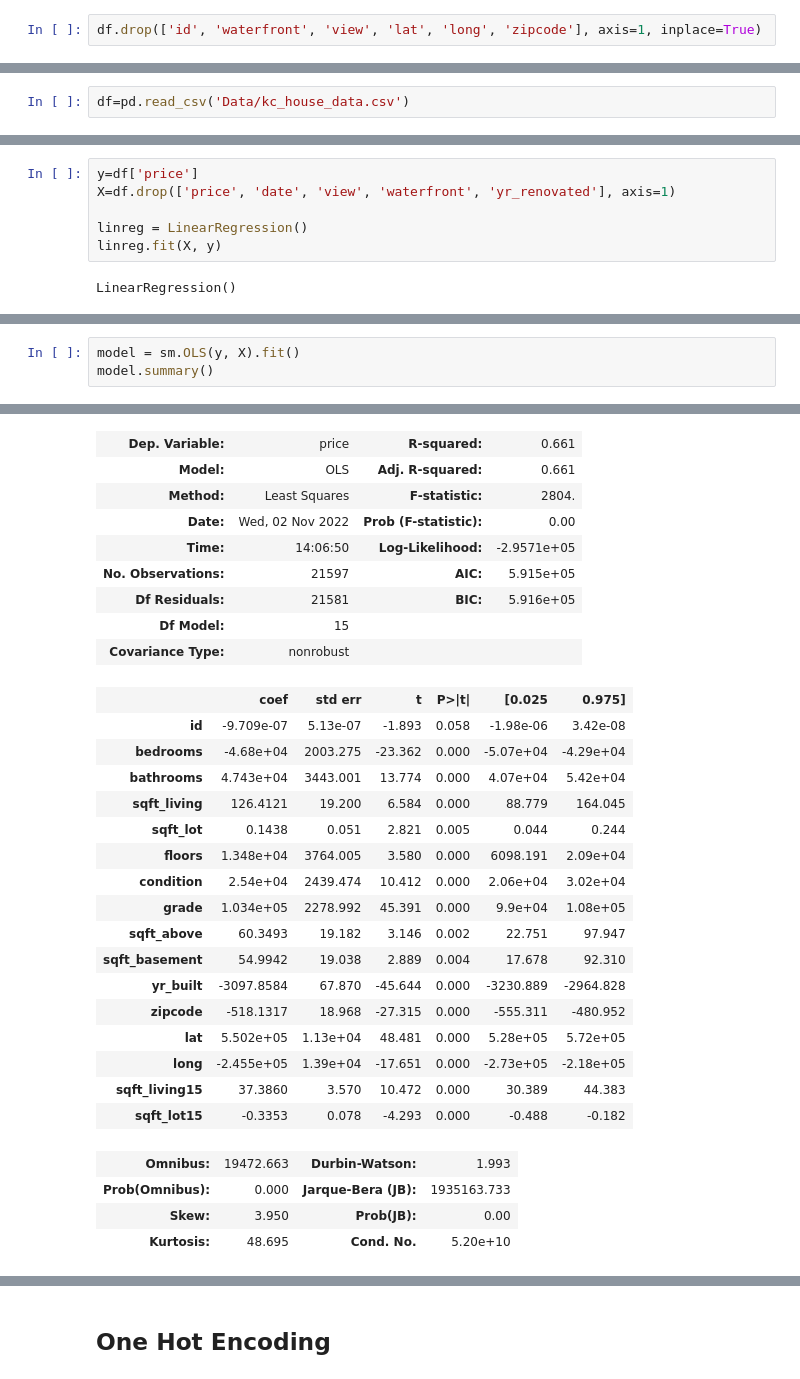
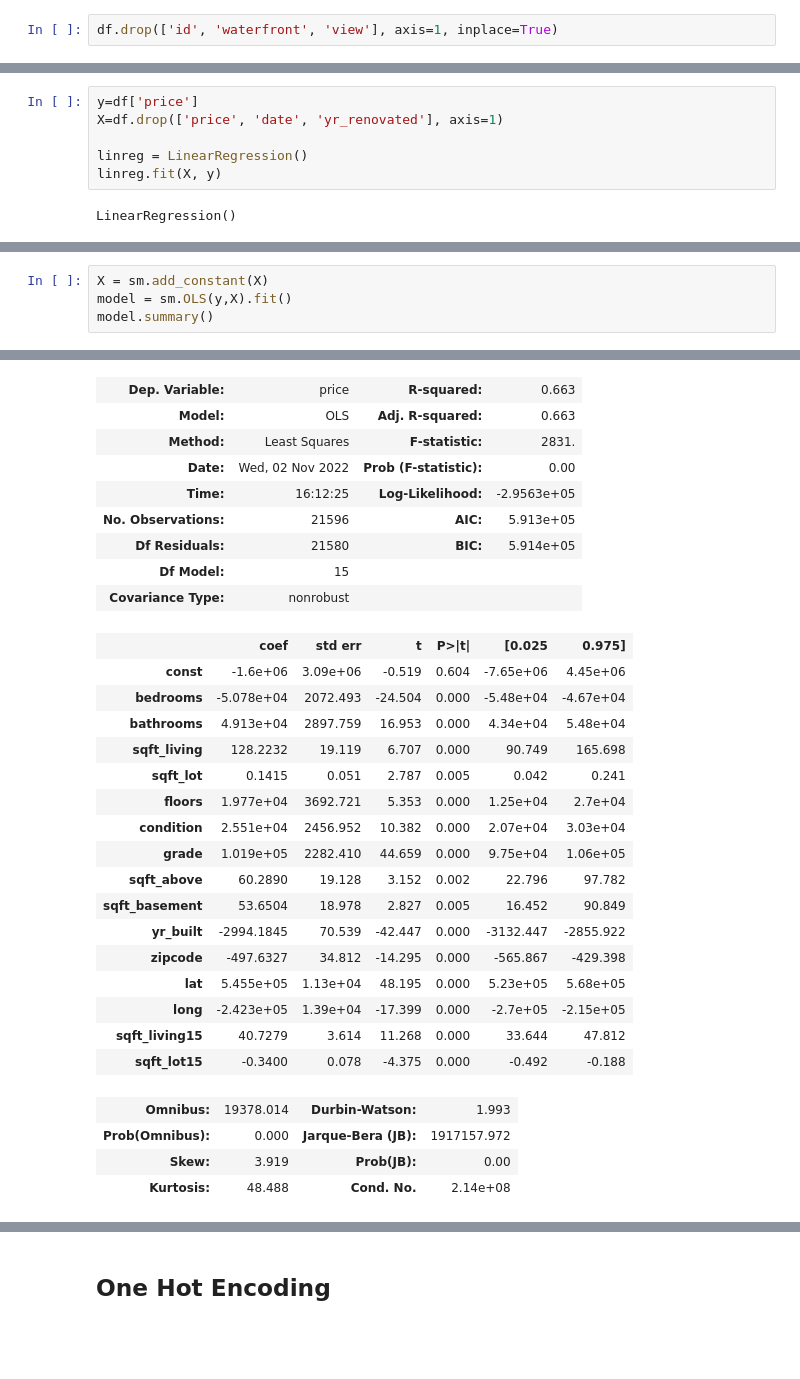
Before and after one commit to MNLKuzmin/dsc-phase-2-project-v2-3, a Jupyter notebook: student.ipynb, the cells around one changed output, grey strips where cells are left out. Saved outputs shown, nothing was run; the diff lists cells and outputs as text; blank space fills up the shorter version.

```diff
--- a/student.ipynb
+++ b/student.ipynb
@@ -157,7 +156,7 @@ ID is a unique identifier therefore not really relevant to our analysis.
 Also waterfront and view have very few entries that are not NaN, so I would drop those three columns before running an analysis on the data. Year renovated also has a few entries but I think the information it carries can be very interesting so we are going to keep it for now.
 I'll drop also latitude and longitude. In terms of the area for now I am just interested in the zipcode and I will dig later into that. But for now I just want the most relevant variables.
 # %%
-df.drop(['id', 'waterfront', 'view', 'lat', 'long', 'zipcode'], axis=1, inplace=True)
+df.drop(['id', 'waterfront', 'view'], axis=1, inplace=True)
 # %% [markdown]
 What we are interested in in our model is if we can predict the price based on the information we have. So we are going to set y as the price, and X as all the other variables we have and we are going to fit and run a model.
 # %% [markdown]
@@ -200,8 +200,6 @@ To better understand/explore these correlations we are going to do some data pre
 ### Change formats
 Some of the data is in the format 'object' and therefore cannot be included in the calculations. In one case, basement sqft it is probably a matter of just changing the format, while other entries like condition and grade are categorical values that need to be translated into something that our model can work with.
 This is why we are going to use the method "One Hot Encoding" to change the format of these variables to be able to include them in our calculation.
-# %%
-df=pd.read_csv('Data/kc_house_data.csv')
 # %%
 df['sqft_basement'].value_counts()
 # %% [output]
@@ -413,7 +392,7 @@ dtype: int64
 Running a linear regression here before one hot encoding (not sure I will keep it but let's try)
 # %%
 y=df['price']
-X=df.drop(['price', 'date', 'view', 'waterfront', 'yr_renovated'], axis=1)
+X=df.drop(['price', 'date', 'yr_renovated'], axis=1)
 
 linreg = LinearRegression()
 linreg.fit(X, y)
@@ -438,37 +417,38 @@ print(f"{Fore.GREEN} The R squared value for this Preliminary Regression model i
 # %%
-model = sm.OLS(y, X).fit()
+X = sm.add_constant(X)
+model = sm.OLS(y,X).fit()
 model.summary()
 # %% [output]
 OLS Regression Results
-| Dep. Variable: | price | R-squared: | 0.661 |
-| Model: | OLS | Adj. R-squared: | 0.661 |
-| Method: | Least Squares | F-statistic: | 2804. |
+| Dep. Variable: | price | R-squared: | 0.663 |
+| Model: | OLS | Adj. R-squared: | 0.663 |
+| Method: | Least Squares | F-statistic: | 2831. |
 | Date: | Wed, 02 Nov 2022 | Prob (F-statistic): | 0.00 |
-| Time: | 14:06:50 | Log-Likelihood: | -2.9571e+05 |
-| No. Observations: | 21597 | AIC: | 5.915e+05 |
-| Df Residuals: | 21581 | BIC: | 5.916e+05 |
+| Time: | 16:12:25 | Log-Likelihood: | -2.9563e+05 |
+| No. Observations: | 21596 | AIC: | 5.913e+05 |
+| Df Residuals: | 21580 | BIC: | 5.914e+05 |
 | Df Model: | 15 |  |  |
 | Covariance Type: | nonrobust |  |  |
 |  | coef | std err | t | P>|t| | [0.025 | 0.975] |
-| id | -9.709e-07 | 5.13e-07 | -1.893 | 0.058 | -1.98e-06 | 3.42e-08 |
-| bedrooms | -4.68e+04 | 2003.275 | -23.362 | 0.000 | -5.07e+04 | -4.29e+04 |
-| bathrooms | 4.743e+04 | 3443.001 | 13.774 | 0.000 | 4.07e+04 | 5.42e+04 |
-| sqft_living | 126.4121 | 19.200 | 6.584 | 0.000 | 88.779 | 164.045 |
-| sqft_lot | 0.1438 | 0.051 | 2.821 | 0.005 | 0.044 | 0.244 |
-| floors | 1.348e+04 | 3764.005 | 3.580 | 0.000 | 6098.191 | 2.09e+04 |
-| condition | 2.54e+04 | 2439.474 | 10.412 | 0.000 | 2.06e+04 | 3.02e+04 |
-| grade | 1.034e+05 | 2278.992 | 45.391 | 0.000 | 9.9e+04 | 1.08e+05 |
-| sqft_above | 60.3493 | 19.182 | 3.146 | 0.002 | 22.751 | 97.947 |
-| sqft_basement | 54.9942 | 19.038 | 2.889 | 0.004 | 17.678 | 92.310 |
-| yr_built | -3097.8584 | 67.870 | -45.644 | 0.000 | -3230.889 | -2964.828 |
-| zipcode | -518.1317 | 18.968 | -27.315 | 0.000 | -555.311 | -480.952 |
-| lat | 5.502e+05 | 1.13e+04 | 48.481 | 0.000 | 5.28e+05 | 5.72e+05 |
-| long | -2.455e+05 | 1.39e+04 | -17.651 | 0.000 | -2.73e+05 | -2.18e+05 |
-| sqft_living15 | 37.3860 | 3.570 | 10.472 | 0.000 | 30.389 | 44.383 |
-| sqft_lot15 | -0.3353 | 0.078 | -4.293 | 0.000 | -0.488 | -0.182 |
+| const | -1.6e+06 | 3.09e+06 | -0.519 | 0.604 | -7.65e+06 | 4.45e+06 |
+| bedrooms | -5.078e+04 | 2072.493 | -24.504 | 0.000 | -5.48e+04 | -4.67e+04 |
+| bathrooms | 4.913e+04 | 2897.759 | 16.953 | 0.000 | 4.34e+04 | 5.48e+04 |
+| sqft_living | 128.2232 | 19.119 | 6.707 | 0.000 | 90.749 | 165.698 |
+| sqft_lot | 0.1415 | 0.051 | 2.787 | 0.005 | 0.042 | 0.241 |
+| floors | 1.977e+04 | 3692.721 | 5.353 | 0.000 | 1.25e+04 | 2.7e+04 |
+| condition | 2.551e+04 | 2456.952 | 10.382 | 0.000 | 2.07e+04 | 3.03e+04 |
+| grade | 1.019e+05 | 2282.410 | 44.659 | 0.000 | 9.75e+04 | 1.06e+05 |
+| sqft_above | 60.2890 | 19.128 | 3.152 | 0.002 | 22.796 | 97.782 |
+| sqft_basement | 53.6504 | 18.978 | 2.827 | 0.005 | 16.452 | 90.849 |
+| yr_built | -2994.1845 | 70.539 | -42.447 | 0.000 | -3132.447 | -2855.922 |
+| zipcode | -497.6327 | 34.812 | -14.295 | 0.000 | -565.867 | -429.398 |
+| lat | 5.455e+05 | 1.13e+04 | 48.195 | 0.000 | 5.23e+05 | 5.68e+05 |
+| long | -2.423e+05 | 1.39e+04 | -17.399 | 0.000 | -2.7e+05 | -2.15e+05 |
+| sqft_living15 | 40.7279 | 3.614 | 11.268 | 0.000 | 33.644 | 47.812 |
+| sqft_lot15 | -0.3400 | 0.078 | -4.375 | 0.000 | -0.492 | -0.188 |
-| Omnibus: | 19472.663 | Durbin-Watson: | 1.993 |
-| Prob(Omnibus): | 0.000 | Jarque-Bera (JB): | 1935163.733 |
-| Skew: | 3.950 | Prob(JB): | 0.00 |
-| Kurtosis: | 48.695 | Cond. No. | 5.20e+10 |
+| Omnibus: | 19378.014 | Durbin-Watson: | 1.993 |
+| Prob(Omnibus): | 0.000 | Jarque-Bera (JB): | 1917157.972 |
+| Skew: | 3.919 | Prob(JB): | 0.00 |
+| Kurtosis: | 48.488 | Cond. No. | 2.14e+08 |
 Notes:
 [1] Standard Errors assume that the covariance matrix of the errors is correctly specified.
```
Also changed, not shown: parts of 61 cells of this notebook.
